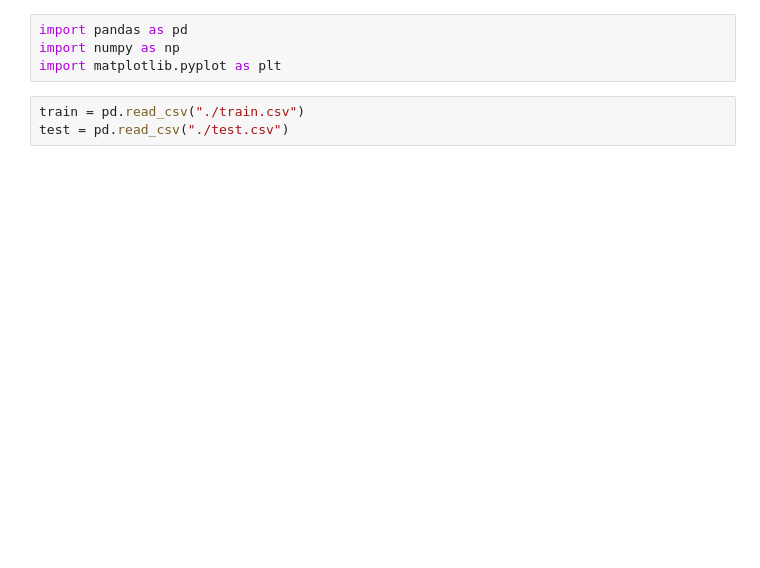
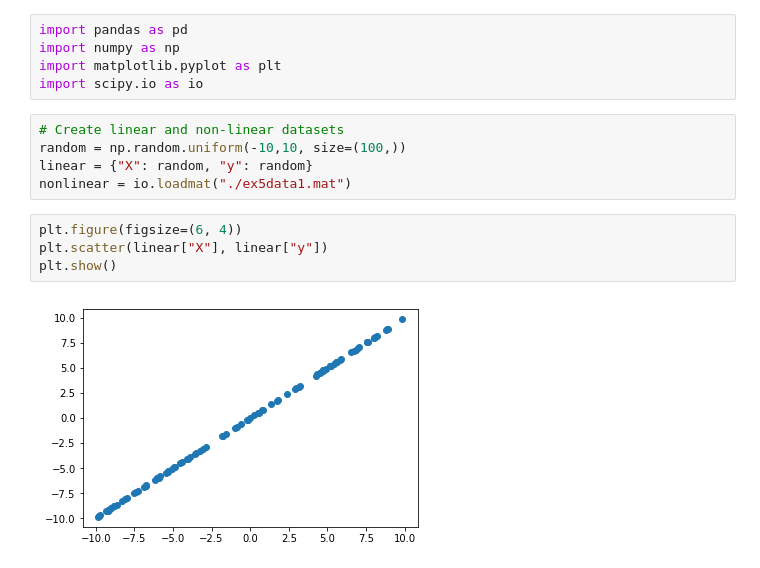
Before and after one commit to SatioO/HousingPrediction, a Jupyter notebook: Linear Regression.ipynb, the cells around one changed output. Cells and saved outputs as stored; diff of their text form; blank space fills up the shorter version.

```diff
--- a/Linear Regression.ipynb
+++ b/Linear Regression.ipynb
@@ -2,6 +2,15 @@
 import pandas as pd
 import numpy as np
 import matplotlib.pyplot as plt
+import scipy.io as io
-# %%
-train = pd.read_csv("./train.csv")
-test = pd.read_csv("./test.csv")
+# %%
+# Create linear and non-linear datasets
+random = np.random.uniform(-10,10, size=(100,))
+linear = {"X": random, "y": random}
+nonlinear = io.loadmat("./ex5data1.mat")
+# %%
+plt.figure(figsize=(6, 4))
+plt.scatter(linear["X"], linear["y"])
+plt.show()
+# %% [output]
+[figure, added]
```
Also changed, not shown: parts of 11 cells of this notebook, 1 other file.
